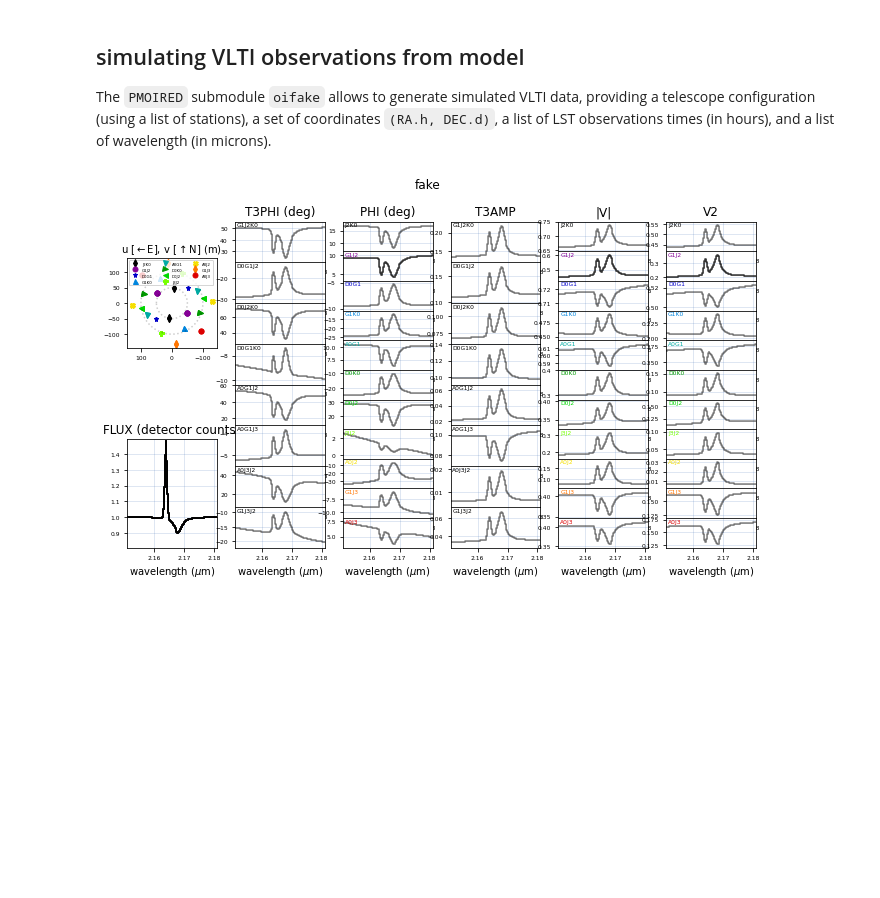
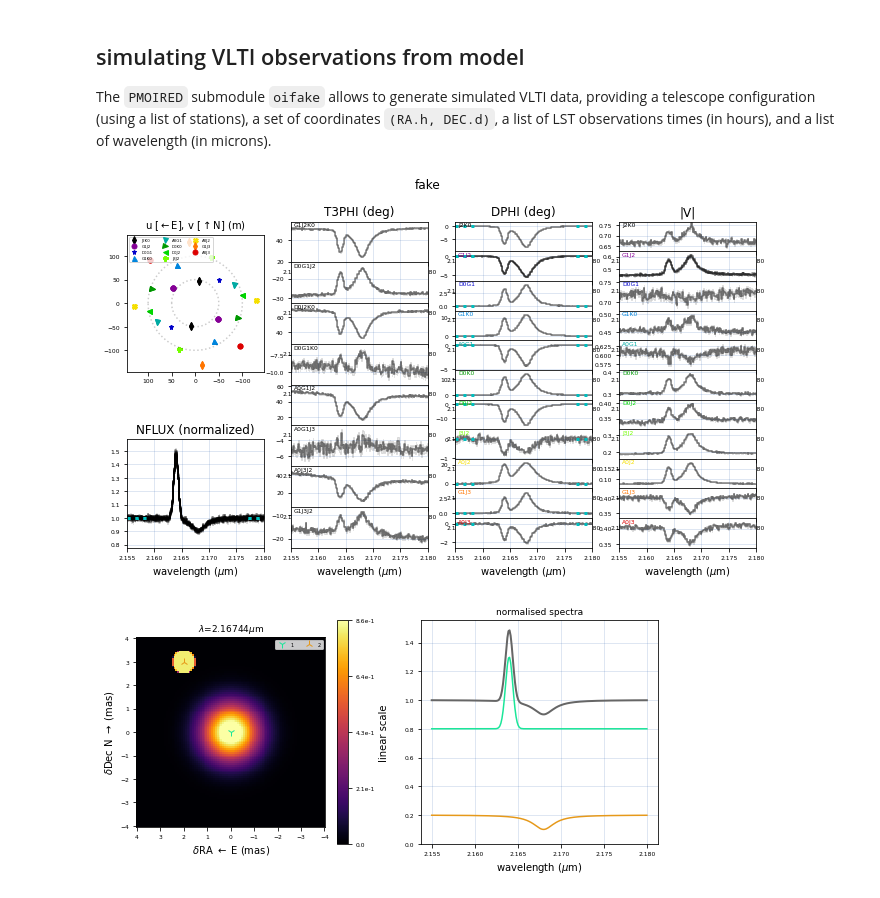
Before and after one commit to amerand/PMOIRED, a Jupyter notebook: Model definitions and examples.ipynb, the cells around one changed output. Cells and saved outputs as stored; diff of their text form; code cells hidden in the pictures; blank space fills up the shorter version.

Commit message:
fixing bug in noise in oifake

```diff
--- a/Model definitions and examples.ipynb
+++ b/Model definitions and examples.ipynb
@@ -239,29 +238,37 @@ Text(4, -4, "{'1,fwhm':2.0\n'1,f':0.8\n'1,line_Brg_wl0':2.2\n'1,line_Brg_gaussia
 
 The `PMOIRED` submodule `oifake` allows to generate simulated VLTI data, providing a telescope configuration (using a list of stations), a set of coordinates `(RA.h, DEC.d)`, a list of LST observations times (in hours), and a list of wavelength (in microns).
 # %%
+from importlib import reload
+reload(pmoired.oimodels)
+reload(pmoired.oifake)
+
 model = {'1,fwhm':2,
          '1,f':0.8,
          '1,line_Brg_wl0':2.164,
          '1,line_Brg_gaussian':1,
          '1,line_Brg_f':0.5,
          '2,ud':1,
          '2,f':0.2,
          '2,line_Brg_wl0':2.168,
          '2,line_Brg_lorentzian':3,
          '2,line_Brg_f':-0.1,
          '2,x':2, '2,y':3,
         }
 
 # -- wavelength vector to simulate data (in um)
-WLk = np.linspace(2.166-0.015, 2.166+0.015, 100)
+WLk = np.linspace(2.155, 2.18, 200)
+
 # -- list of sidereal time of observations (hours): must be a list or np.ndarray
 lst = [0]
 # -- create empty OI object
-oi = pmoired.OI()
-oi.fig=100
+oif = pmoired.OI()
+oif.fig=100
 # -- note that oi.data must be a list!
-oi.data = [pmoired.oifake.makeFakeVLTI(['A0','G1','J3','J2'], (0, -32), lst, WLk, model=model),
-           pmoired.oifake.makeFakeVLTI(['D0','G1','J2','K0'], (0, -32), lst, WLk, model=model)]
-oi.show()
+oif.data = [pmoired.oifake.makeFakeVLTI(['A0','G1','J3','J2'], (0, -32), lst, WLk, model=model),
+            pmoired.oifake.makeFakeVLTI(['D0','G1','J2','K0'], (0, -32), lst, WLk, model=model)]
+oif.setupFit({'obs':['NFLUX', 'T3PHI', 'DPHI', '|V|']})
+oif.show()
+oif.showModel(model, WL=WLk, imFov=8, showSED=True, imMax='99')
 # %% [output]
-[figure, old version]
+[figure, new version]
+[figure, added]
```
Also changed, not shown: parts of 9 cells of this notebook, 2 other files.
